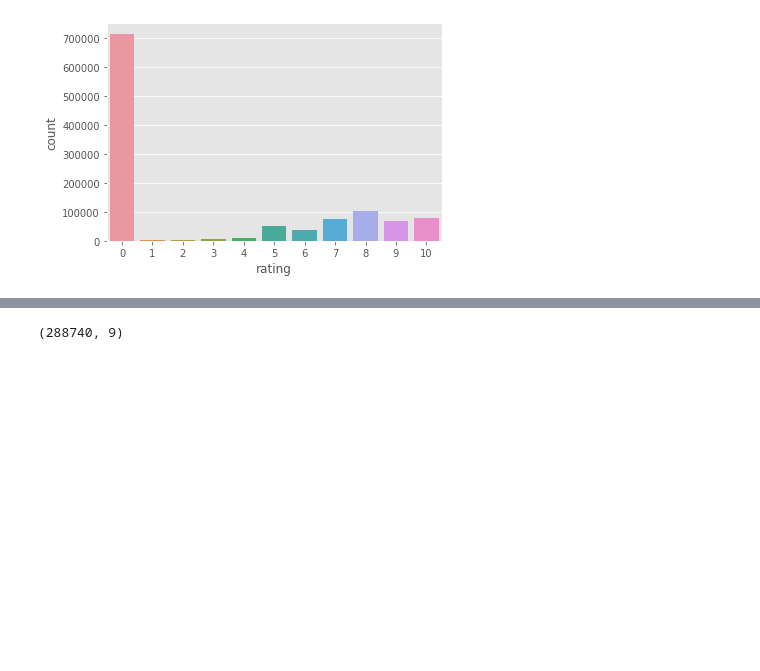
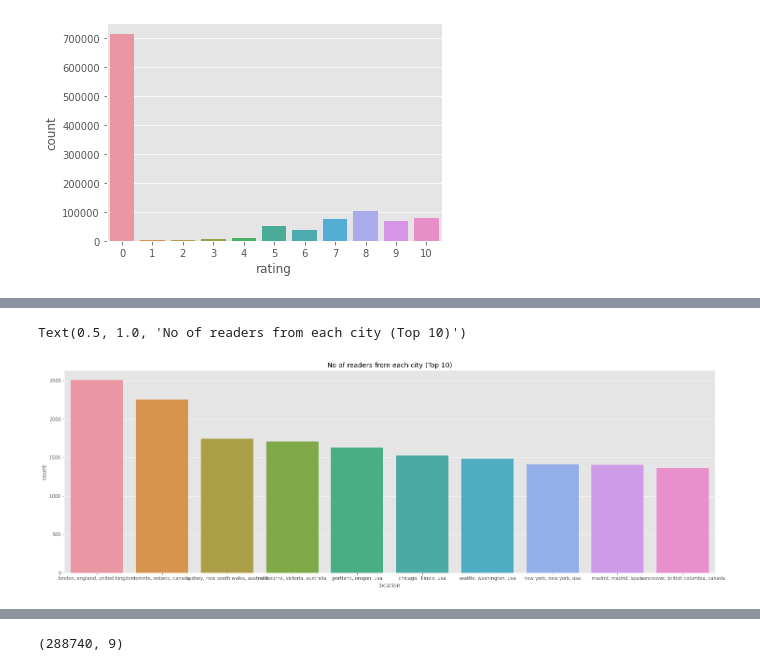
Before and after one commit to ShubhamDeshmukh27/Book-Recommendation-system, a Jupyter notebook: Book_Recommandation_Self_Project.ipynb, the cells around one changed output, grey strips where cells are left out. Drawn from its saved outputs; the diff is of its cells as text; code cells hidden in the pictures; blank space fills up the shorter version.

```diff
--- a/Book_Recommandation_Self_Project.ipynb
+++ b/Book_Recommandation_Self_Project.ipynb
@@ -493,0 +446,8 @@ combined = rating_popular_book.merge(user, left_on = 'user_id', right_on = 'user
+# %%
+#Let's explore about Locations of top users
+plt.figure(figsize=(25,8))
+sns.countplot(x="location", data=user,order=user['location'].value_counts().index[0:10])
+plt.title("No of readers from each city (Top 10)")
+# %% [output]
+Text(0.5, 1.0, 'No of readers from each city (Top 10)')
+[figure, added]
```
Also changed, not shown: parts of 96 cells of this notebook.
